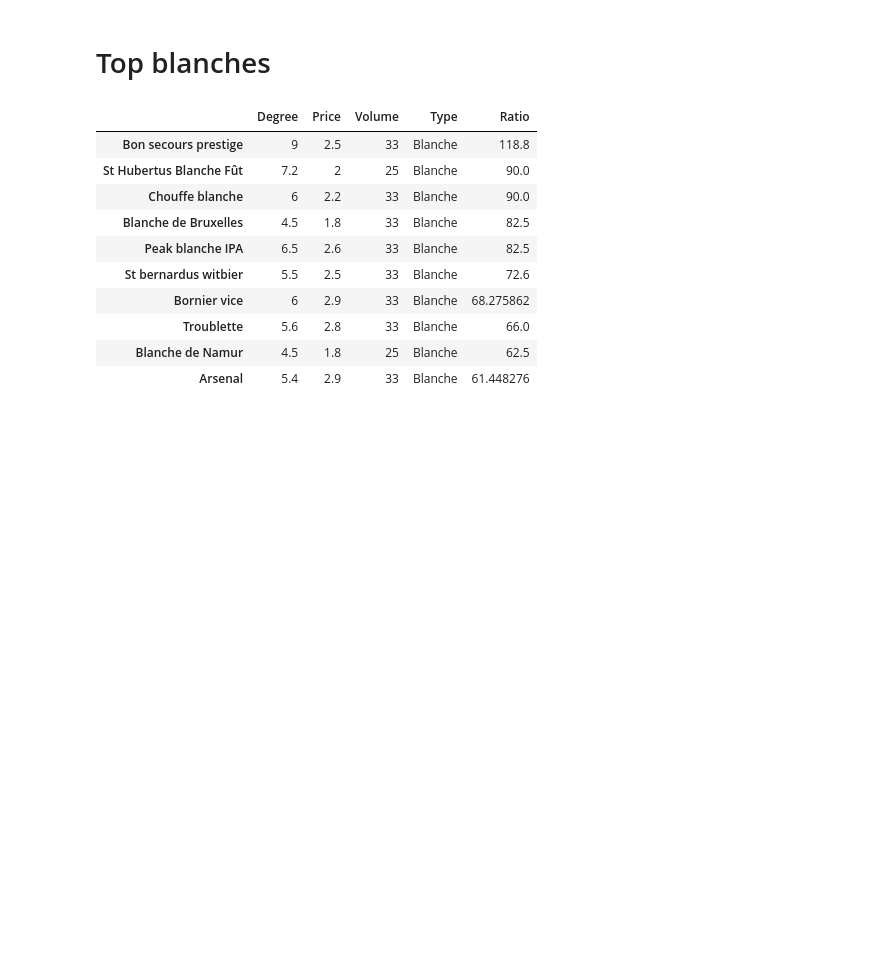
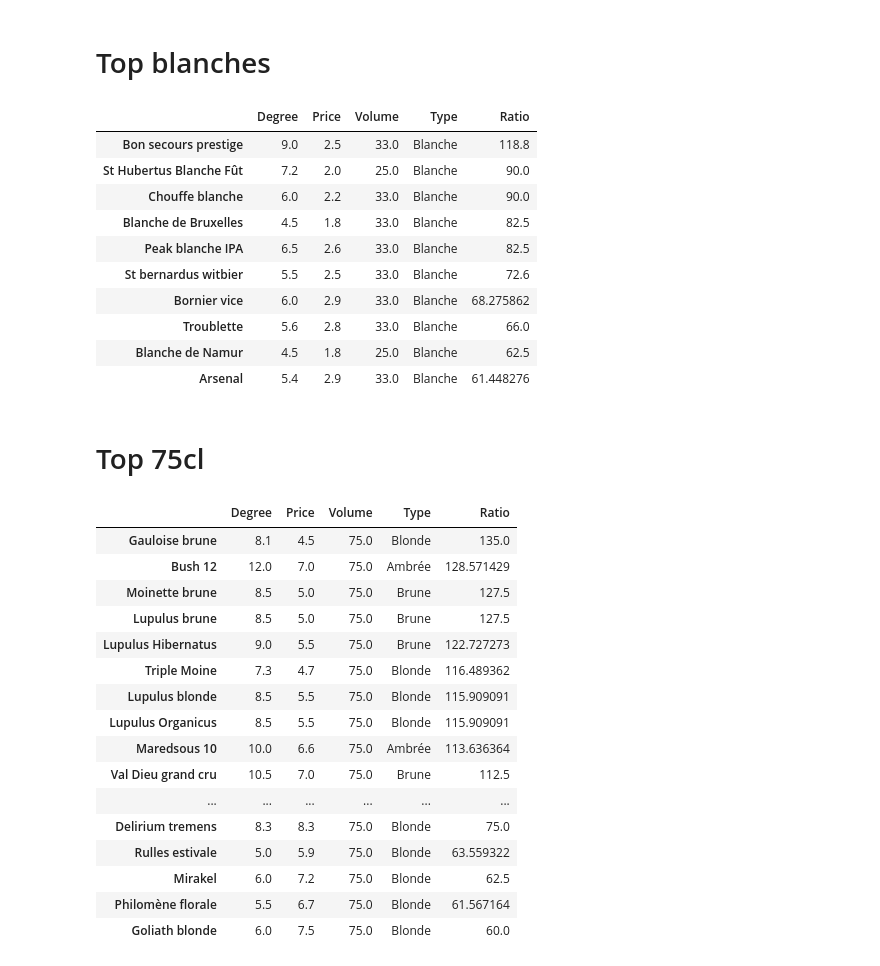
Before and after one commit to nicojmn/quinzaine-ranker, a Jupyter notebook: notebook.ipynb, the cells around one changed output. Drawn from its saved outputs; the diff is of its cells as text; code cells hidden in the pictures; blank space fills up the shorter version.

```diff
--- a/notebook.ipynb
+++ b/notebook.ipynb
@@ -52,7 +52,7 @@ for key, article in json["articles"]["mapValue"]["fields"].items():
 
     ratio =  (float(degree) * float(volume)) / float(price_out)
 
-    dic[name] = {"Degree": degree, "Price": price_out, "Volume": volume, "Type": beer_type, "Ratio": ratio}
+    dic[name] = {"Degree": float(degree), "Price": float(price_out), "Volume": float(volume), "Type": beer_type, "Ratio": float(ratio)}
 
 # Create a DataFrame
 df = pd.DataFrame(dic).T
@@ -206,16 +206,40 @@ fruit_beers.head(20)
 # %%
 white_beers = df[df["Type"] == "Blanche"]
 white_beers.to_csv("csv/white_ranker.csv")
-white_beers.head(20)
+white_beers
 # %% [output]
 |  | Degree | Price | Volume | Type | Ratio |
-| Bon secours prestige | 9 | 2.5 | 33 | Blanche | 118.8 |
-| St Hubertus Blanche Fût | 7.2 | 2 | 25 | Blanche | 90.0 |
-| Chouffe blanche | 6 | 2.2 | 33 | Blanche | 90.0 |
-| Blanche de Bruxelles | 4.5 | 1.8 | 33 | Blanche | 82.5 |
-| Peak blanche IPA | 6.5 | 2.6 | 33 | Blanche | 82.5 |
-| St bernardus witbier | 5.5 | 2.5 | 33 | Blanche | 72.6 |
-| Bornier vice | 6 | 2.9 | 33 | Blanche | 68.275862 |
-| Troublette | 5.6 | 2.8 | 33 | Blanche | 66.0 |
-| Blanche de Namur | 4.5 | 1.8 | 25 | Blanche | 62.5 |
-| Arsenal | 5.4 | 2.9 | 33 | Blanche | 61.448276 |
+| Bon secours prestige | 9.0 | 2.5 | 33.0 | Blanche | 118.8 |
+| St Hubertus Blanche Fût | 7.2 | 2.0 | 25.0 | Blanche | 90.0 |
+| Chouffe blanche | 6.0 | 2.2 | 33.0 | Blanche | 90.0 |
+| Blanche de Bruxelles | 4.5 | 1.8 | 33.0 | Blanche | 82.5 |
+| Peak blanche IPA | 6.5 | 2.6 | 33.0 | Blanche | 82.5 |
+| St bernardus witbier | 5.5 | 2.5 | 33.0 | Blanche | 72.6 |
+| Bornier vice | 6.0 | 2.9 | 33.0 | Blanche | 68.275862 |
+| Troublette | 5.6 | 2.8 | 33.0 | Blanche | 66.0 |
+| Blanche de Namur | 4.5 | 1.8 | 25.0 | Blanche | 62.5 |
+| Arsenal | 5.4 | 2.9 | 33.0 | Blanche | 61.448276 |
+# %% [markdown]
+# Top 75cl
+# %%
+big = df[df["Volume"]  == 75]
+big.to_csv("csv/75cl_ranker.csv")
+big
+# %% [output]
+|  | Degree | Price | Volume | Type | Ratio |
+| Gauloise brune | 8.1 | 4.5 | 75.0 | Blonde | 135.0 |
+| Bush 12 | 12.0 | 7.0 | 75.0 | Ambrée | 128.571429 |
+| Moinette brune | 8.5 | 5.0 | 75.0 | Brune | 127.5 |
+| Lupulus brune | 8.5 | 5.0 | 75.0 | Brune | 127.5 |
+| Lupulus Hibernatus | 9.0 | 5.5 | 75.0 | Brune | 122.727273 |
+| Triple Moine | 7.3 | 4.7 | 75.0 | Blonde | 116.489362 |
+| Lupulus blonde | 8.5 | 5.5 | 75.0 | Blonde | 115.909091 |
+| Lupulus Organicus | 8.5 | 5.5 | 75.0 | Blonde | 115.909091 |
+| Maredsous 10 | 10.0 | 6.6 | 75.0 | Ambrée | 113.636364 |
+| Val Dieu grand cru | 10.5 | 7.0 | 75.0 | Brune | 112.5 |
+| ... | ... | ... | ... | ... | ... |
+| Delirium tremens | 8.3 | 8.3 | 75.0 | Blonde | 75.0 |
+| Rulles estivale | 5.0 | 5.9 | 75.0 | Blonde | 63.559322 |
+| Mirakel | 6.0 | 7.2 | 75.0 | Blonde | 62.5 |
+| Philomène florale | 5.5 | 6.7 | 75.0 | Blonde | 61.567164 |
+| Goliath blonde | 6.0 | 7.5 | 75.0 | Blonde | 60.0 |
```
Also changed, not shown: parts of 6 cells of this notebook.
